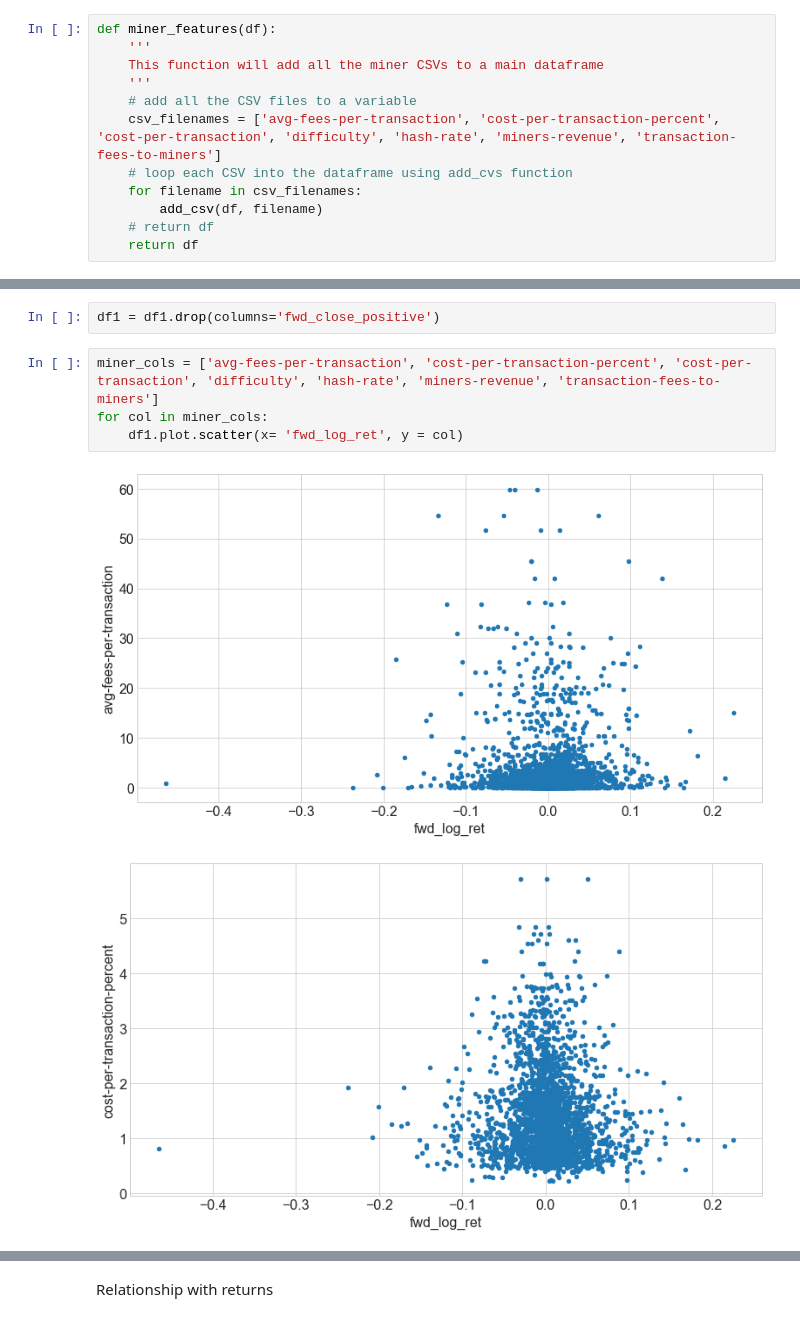
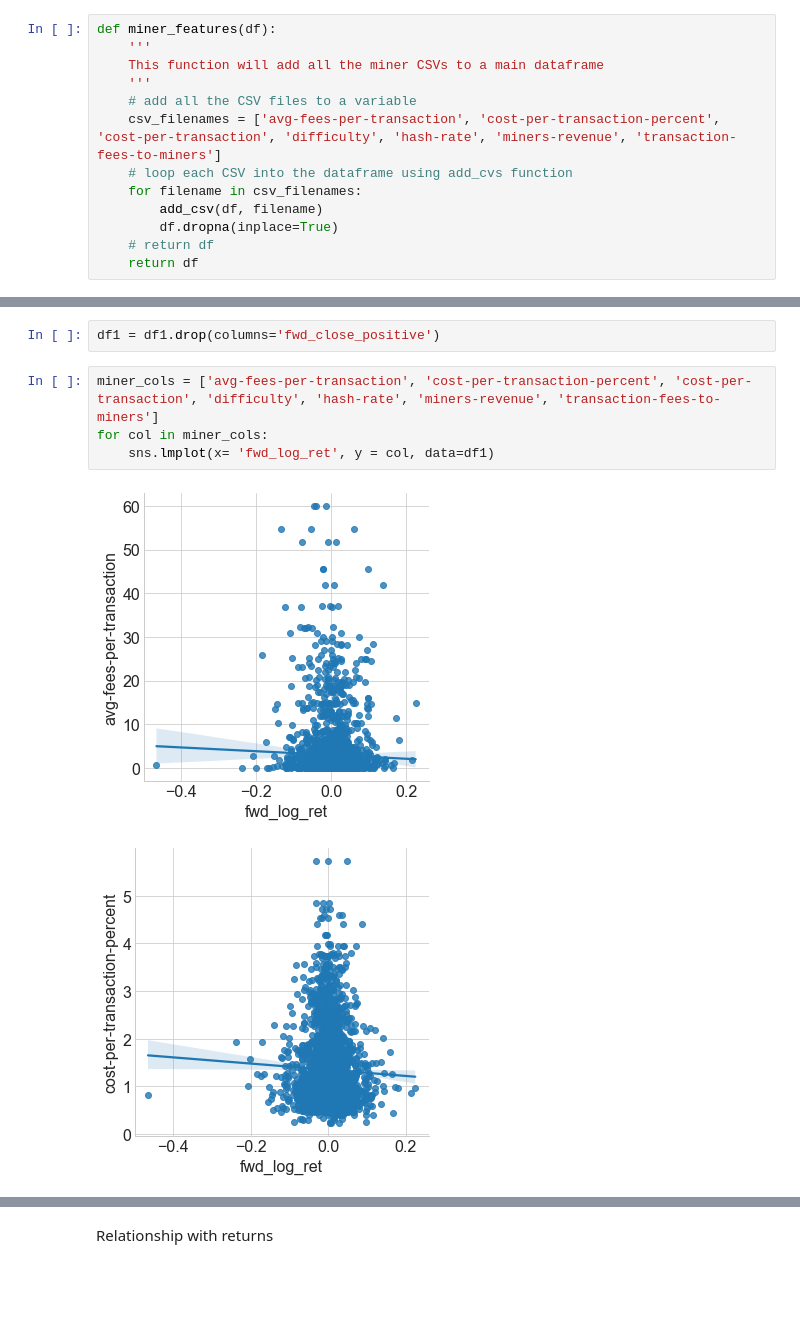
Before and after one commit to FinancialForecasters/financial_forecaster, a Jupyter notebook: aj_notebook.ipynb, the cells around one changed output, grey strips where cells are left out. Drawn from its saved outputs; the diff is of its cells as text; blank space fills up the shorter version.

```diff
--- a/aj_notebook.ipynb
+++ b/aj_notebook.ipynb
@@ -428,6 +452,7 @@ def miner_features(df):
     # loop each CSV into the dataframe using add_cvs function
     for filename in csv_filenames:
         add_csv(df, filename)
+        df.dropna(inplace=True)
     # return df
     return df
 # %%
@@ -468,7 +493,7 @@ df1 = df1.drop(columns='fwd_close_positive')
 # %%
 miner_cols = ['avg-fees-per-transaction', 'cost-per-transaction-percent', 'cost-per-transaction', 'difficulty', 'hash-rate', 'miners-revenue', 'transaction-fees-to-miners']
 for col in miner_cols:
-    df1.plot.scatter(x= 'fwd_log_ret', y = col)
+    sns.lmplot(x= 'fwd_log_ret', y = col, data=df1)
 # %% [output]
-[figure, old version]
+[figure, new version]
-[figure, old version]
+[figure, new version]
```
Also changed, not shown: parts of 34 cells of this notebook.
